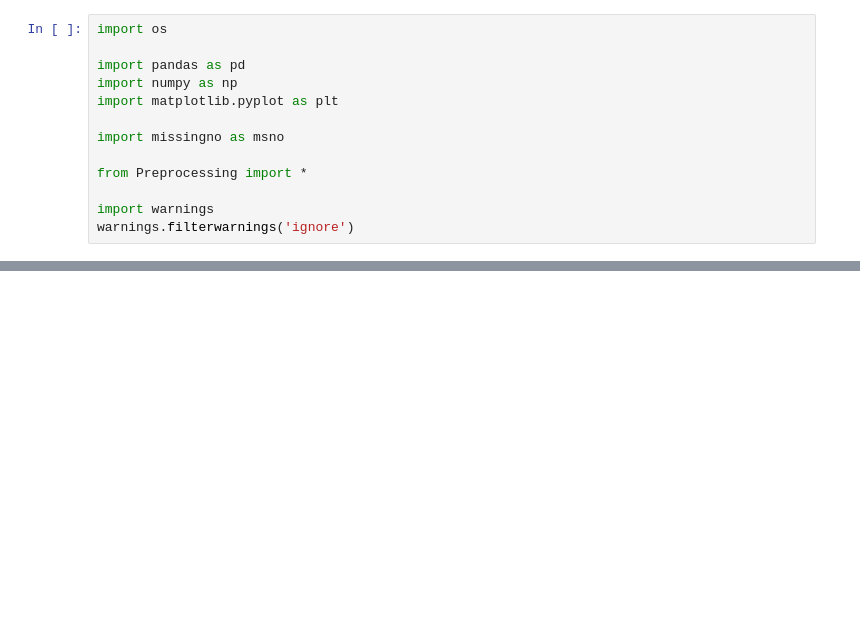
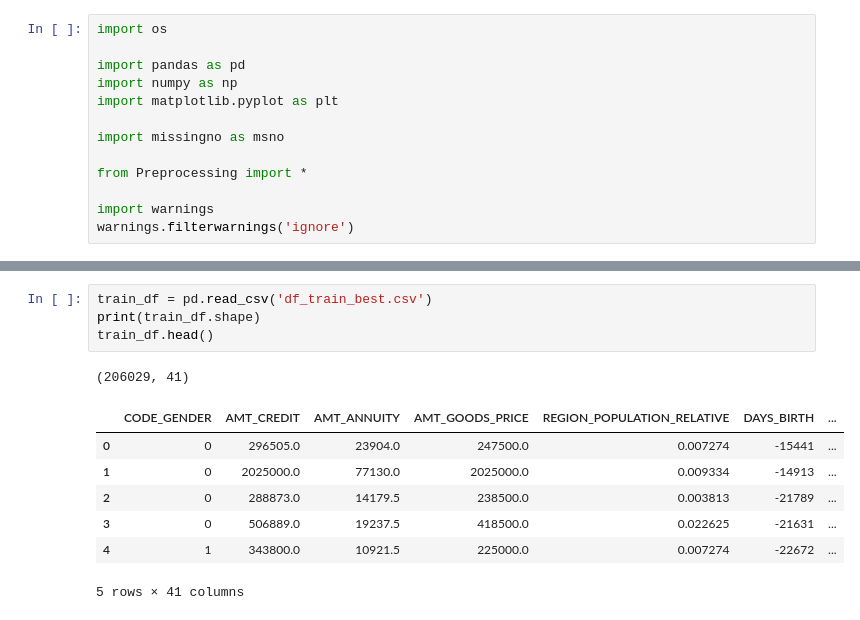
Before and after one commit to charlottemllt/Implementation-d-un-modele-de-scoring, a Jupyter notebook: P7_01_Notebook.ipynb, the cells around one changed output, grey strips where cells are left out. Drawn from its saved outputs; the diff is of its cells as text; blank space fills up the shorter version.

```diff
--- a/P7_01_Notebook.ipynb
+++ b/P7_01_Notebook.ipynb
@@ -34,0 +35,13 @@ Run LightGBM with kfold - done in 663s
+# %%
+train_df = pd.read_csv('df_train_best.csv')
+print(train_df.shape)
+train_df.head()
+# %% [output]
+(206029, 41)
+|  | CODE_GENDER | AMT_CREDIT | AMT_ANNUITY | AMT_GOODS_PRICE | REGION_POPULATION_RELATIVE | DAYS_BIRTH | ... |
+| 0 | 0 | 296505.0 | 23904.0 | 247500.0 | 0.007274 | -15441 | ... |
+| 1 | 0 | 2025000.0 | 77130.0 | 2025000.0 | 0.009334 | -14913 | ... |
+| 2 | 0 | 288873.0 | 14179.5 | 238500.0 | 0.003813 | -21789 | ... |
+| 3 | 0 | 506889.0 | 19237.5 | 418500.0 | 0.022625 | -21631 | ... |
+| 4 | 1 | 343800.0 | 10921.5 | 225000.0 | 0.007274 | -22672 | ... |
+5 rows × 41 columns
```
Also changed, not shown: parts of 3 cells of this notebook, 1 other file.
